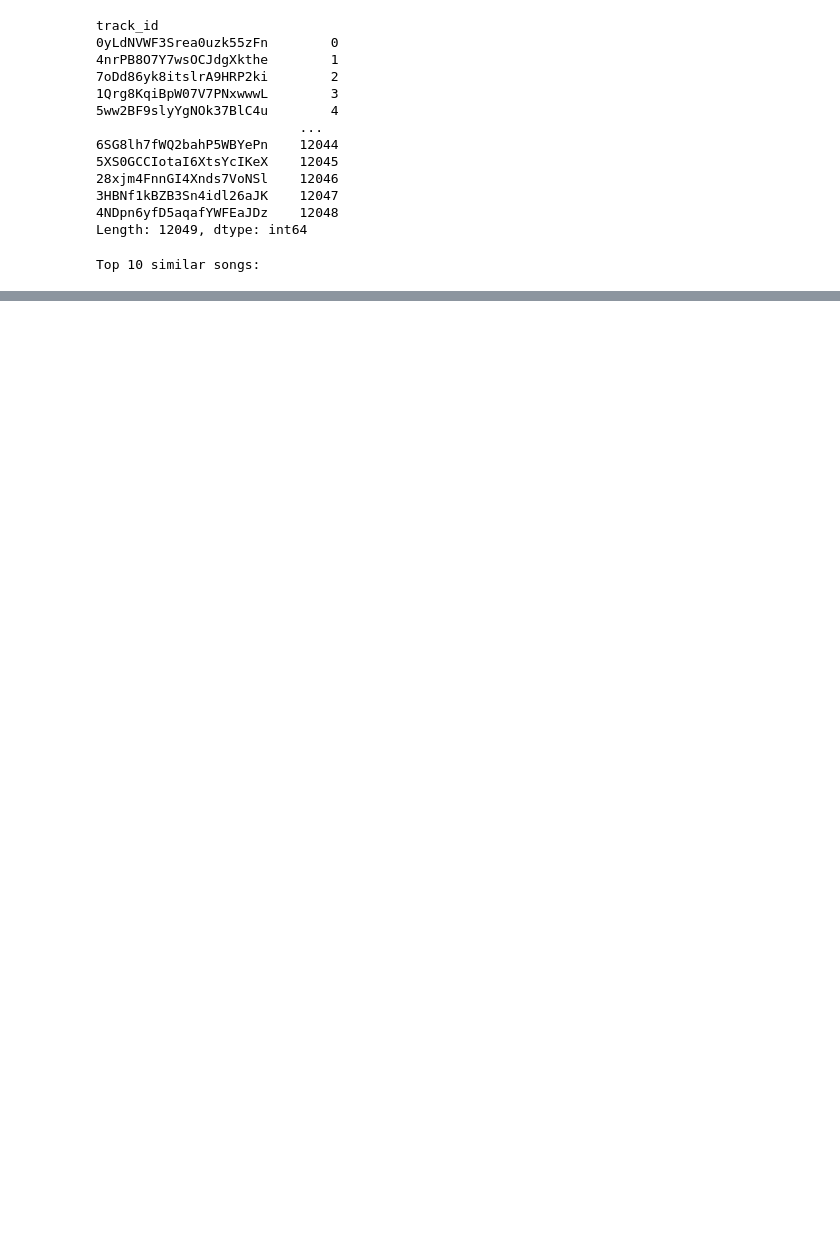
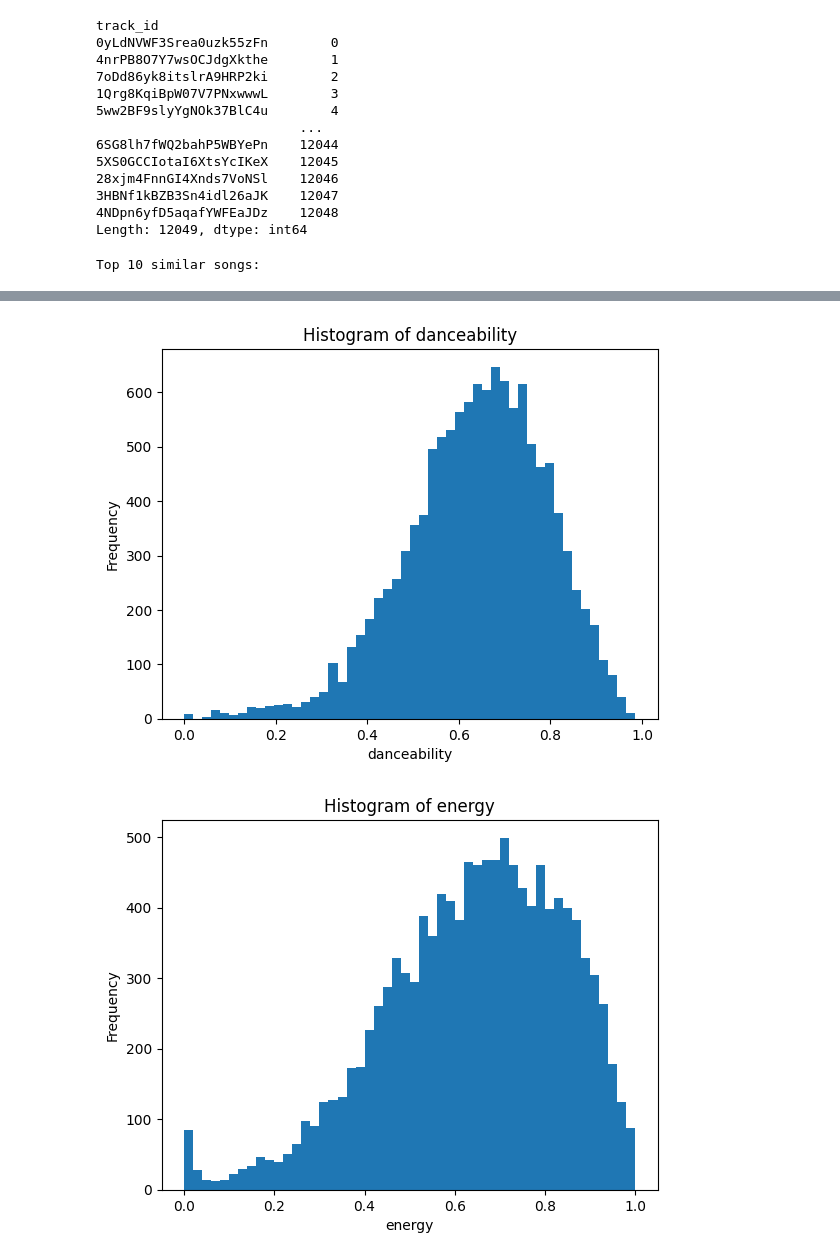
Before and after one commit to Teddygat0r/spotify-recommender, a Jupyter notebook: backend/spotify-algorithm.ipynb, the cells around one changed output, grey strips where cells are left out. Saved outputs shown, nothing was run; the diff lists cells and outputs as text; code cells hidden in the pictures; blank space fills up the shorter version.

```diff
--- a/backend/spotify-algorithm.ipynb
+++ b/backend/spotify-algorithm.ipynb
@@ -69 +68,12 @@ tempSongsDF = pd.concat([tempSongsDF, onehot_encoded], axis=1)
 tempSongsDF.drop('genre', axis=1, inplace=True)
+# %%
+#OHE Key
+onehot_encoded = pd.get_dummies(tempSongsDF['key'], prefix='key')
+tempSongsDF = pd.concat([tempSongsDF, onehot_encoded], axis=1)
+tempSongsDF.drop('key', axis=1, inplace=True)
+# %%
+#Z score normalizing Tempo
+mean_tempo = tempSongsDF['tempo'].mean()
+std_tempo = tempSongsDF['tempo'].std()
+tempSongsDF['tempo_zscore'] = (tempSongsDF['tempo'] - mean_tempo) / std_tempo
+tempSongsDF.drop('tempo', axis=1, inplace=True)
@@ -173,0 +204,14 @@ exports.to_json(path_or_buf="tracks.json", orient="records")
+# %%
+quantitative_columns = tempSongsDF.select_dtypes(include=['int64', 'float64']).columns
+
+# Plot histograms for each quantitative column
+for column in quantitative_columns:
+    plt.figure()
+    plt.hist(tempSongsDF[column], bins=50)  # You can adjust the number of bins
+    plt.title(f'Histogram of {column}')
+    plt.xlabel(column)
+    plt.ylabel('Frequency')
+    plt.show()
+# %% [output]
+[figure, added]
+[figure, added]
```
Also changed, not shown: parts of 9 cells of this notebook, 6 other files.
